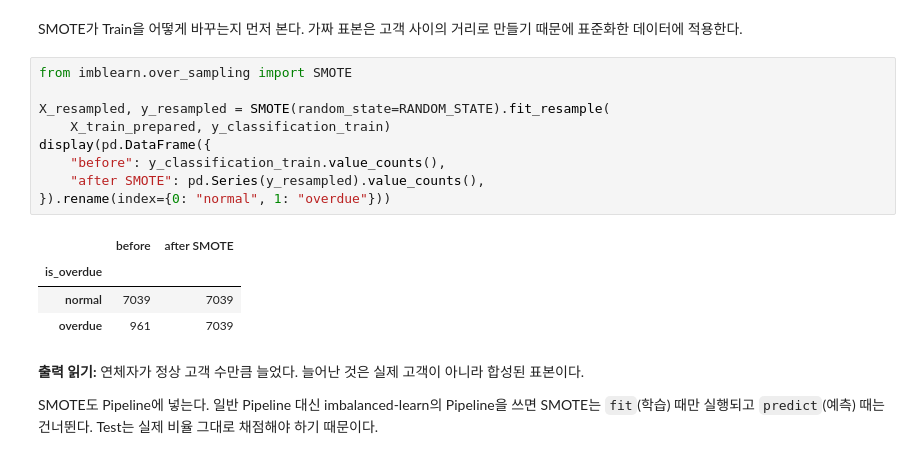
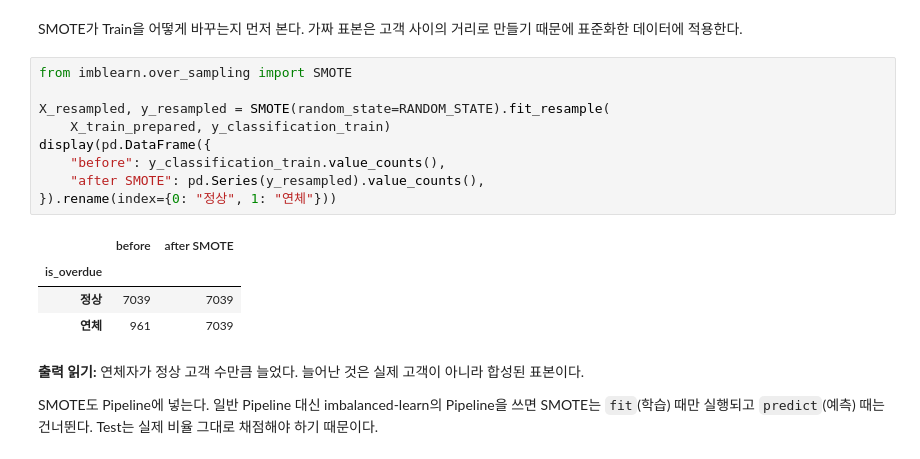
Before and after one commit to feelosophysics/codsaid, a Jupyter notebook: 02_Advanced/A5-1/notebooks/learning_walkthrough.ipynb, the cells around one changed output. Cells and saved outputs as stored; diff of their text form.

```diff
--- a/02_Advanced/A5-1/notebooks/learning_walkthrough.ipynb
+++ b/02_Advanced/A5-1/notebooks/learning_walkthrough.ipynb
@@ -486,17 +493,17 @@ SMOTE가 Train을 어떻게 바꾸는지 먼저 본다. 가짜 표본은 고객
 # %%
 from imblearn.over_sampling import SMOTE
 
 X_resampled, y_resampled = SMOTE(random_state=RANDOM_STATE).fit_resample(
     X_train_prepared, y_classification_train)
 display(pd.DataFrame({
     "before": y_classification_train.value_counts(),
     "after SMOTE": pd.Series(y_resampled).value_counts(),
-}).rename(index={0: "normal", 1: "overdue"}))
+}).rename(index={0: "정상", 1: "연체"}))
 # %% [output]
 |  | before | after SMOTE |
 | is_overdue |  |  |
-| normal | 7039 | 7039 |
-| overdue | 961 | 7039 |
+| 정상 | 7039 | 7039 |
+| 연체 | 961 | 7039 |
 # %% [markdown]
 **출력 읽기:** 연체자가 정상 고객 수만큼 늘었다. 늘어난 것은 실제 고객이 아니라 합성된 표본이다.
 
```
Also changed, not shown: parts of 3 cells of this notebook, 1 other file.
